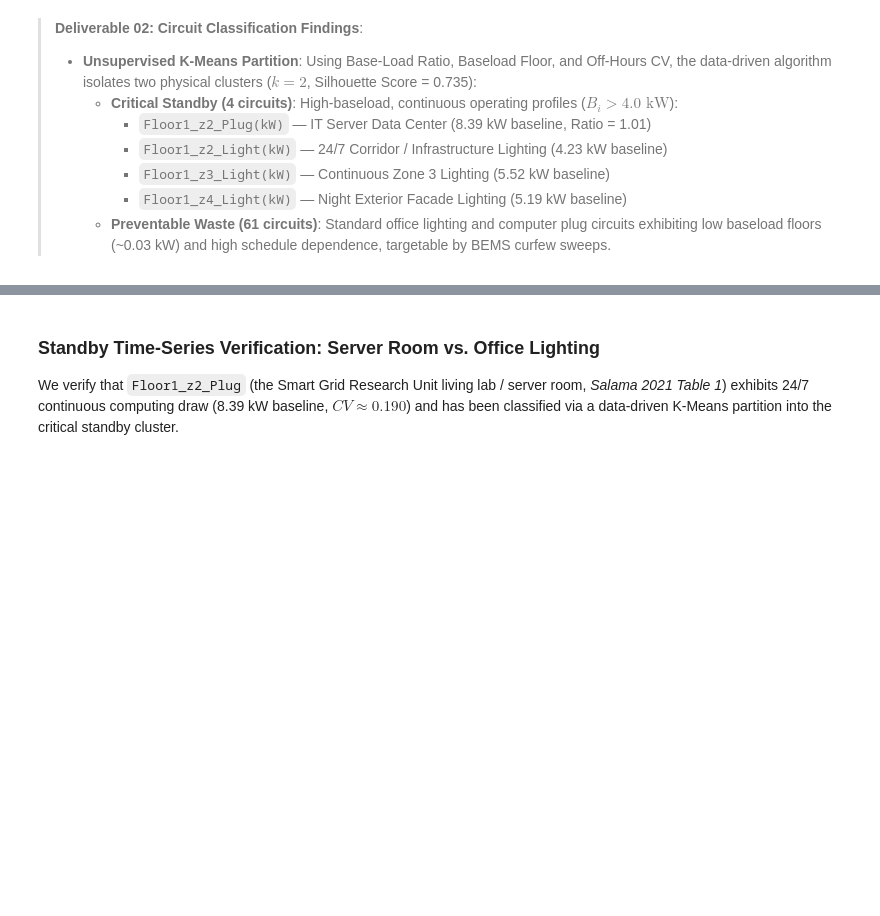
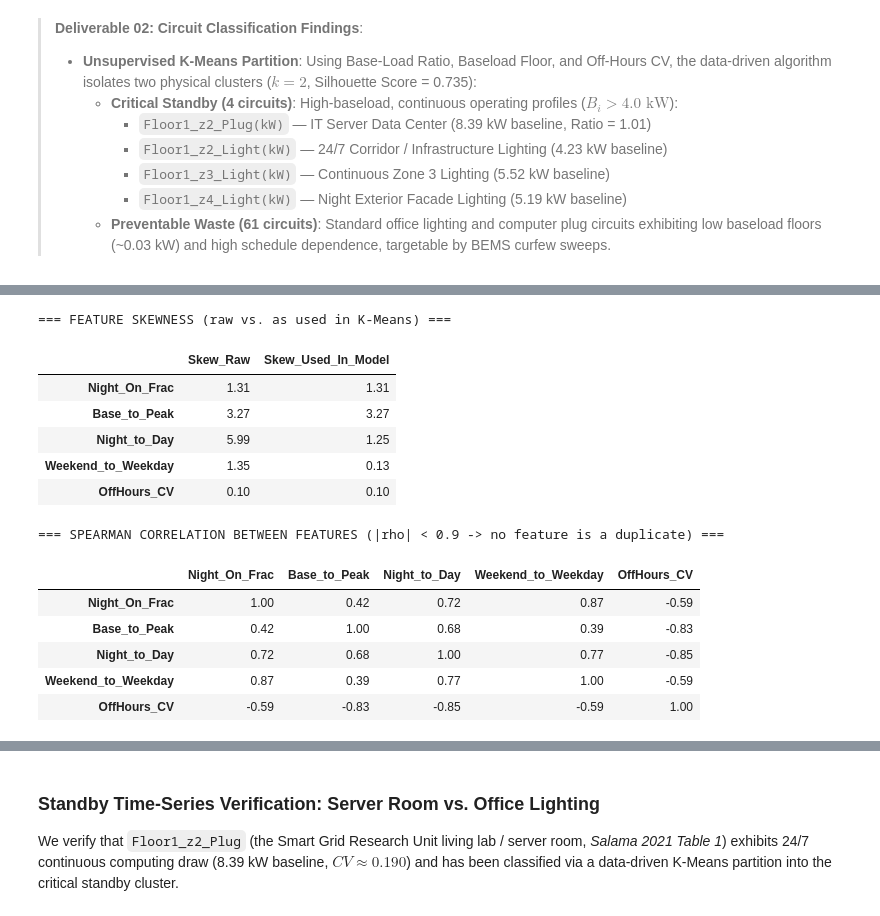
Before and after one commit to fcyap/IS4001-G1T4, a Jupyter notebook: notebooks/qn1e_eda_and_baseload_modeling.ipynb, the cells around one changed output, grey strips where cells are left out. Saved outputs shown, nothing was run; the diff lists cells and outputs as text; code cells hidden in the pictures; blank space fills up the shorter version.

```diff
--- a/notebooks/qn1e_eda_and_baseload_modeling.ipynb
+++ b/notebooks/qn1e_eda_and_baseload_modeling.ipynb
@@ -454,0 +481,70 @@ plt.show()
+# %%
+# ==============================================================================
+# 6B-1. SCALE-FREE BEHAVIOUR FEATURES (TRAINING YEAR ONLY)
+# ==============================================================================
+PEAK_Q       = 0.95      # a circuit's own "typical peak" = 95th percentile of its hourly load
+ON_THRESHOLD = 0.20      # "clearly ON" = above 20% of the circuit's own peak
+NIGHT_START, NIGHT_END = 19, 5   # night window 19:00-05:00
+DAY_START, DAY_END     = 9, 17   # daytime window for the weekend comparison
+RATIO_FLOOR  = 0.01      # floor for ratios before taking logs
+
+BEHAVIOUR_FEATURES = ['Night_On_Frac', 'Base_to_Peak', 'Night_to_Day', 'Weekend_to_Weekday', 'OffHours_CV']
+LOG_FEATURES = ['Night_to_Day', 'Weekend_to_Weekday']
+
+def behaviour_features(hourly, circuits):
+    """One row per circuit; every feature is relative to the circuit's own load level."""
+    h, dow = hourly.index.hour, hourly.index.dayofweek
+    occ   = (hourly['Is_Occupied'] == 1).to_numpy()
+    unocc = (hourly['Is_Unoccupied'] == 1).to_numpy()
+    night = (h >= NIGHT_START) | (h < NIGHT_END)
+    wkend_day = (dow >= 5) & (h >= DAY_START) & (h < DAY_END)
+    rows = []
+    for c in circuits:
+        s = hourly[c]
+        peak = s.quantile(PEAK_Q)
+        s_unocc = s[unocc].dropna()
+        occ_mean = s[occ].mean()
+        rows.append({
+            'Circuit_ID': c,
+            'Night_On_Frac': float((s_unocc > ON_THRESHOLD * peak).mean()),
+            'Base_to_Peak': float(s_unocc.quantile(BASELINE_PERCENTILE) / peak) if peak > 0 else 0.0,
+            'Night_to_Day': float(s[night].mean() / (occ_mean + 1e-3)),
+            'Weekend_to_Weekday': float(s[wkend_day].mean() / (occ_mean + 1e-3)),
+            'OffHours_CV': float(s_unocc.std() / (s_unocc.mean() + 1e-4)),
+            'Peak_kW': float(peak),
+        })
+    return pd.DataFrame(rows).set_index('Circuit_ID')
+
+def to_model_matrix(feat):
+    """Log-transform the two ratio features (they span 0.02 to 30), leave the bounded ones as they are."""
+    X = feat[BEHAVIOUR_FEATURES].copy()
+    X[LOG_FEATURES] = np.log(X[LOG_FEATURES].clip(lower=RATIO_FLOOR))
+    return X
+
+hourly_train = master_hourly[master_hourly['Is_Train_Period'] == 1]
+beh_train = behaviour_features(hourly_train, all_circuit_cols)
+X_beh_raw = to_model_matrix(beh_train)
+
+# Skewness before vs after the log transform (K-Means uses Euclidean distance, so heavy skew lets a few circuits dominate)
+skew_df = pd.DataFrame({'Skew_Raw': beh_train[BEHAVIOUR_FEATURES].skew(),
+                        'Skew_Used_In_Model': X_beh_raw.skew()}).round(2)
+print('=== FEATURE SKEWNESS (raw vs. as used in K-Means) ===')
+display(skew_df)
+
+print('=== SPEARMAN CORRELATION BETWEEN FEATURES (|rho| < 0.9 -> no feature is a duplicate) ===')
+display(beh_train[BEHAVIOUR_FEATURES].corr(method='spearman').round(2))
+# %% [output]
+=== FEATURE SKEWNESS (raw vs. as used in K-Means) ===
+|  | Skew_Raw | Skew_Used_In_Model |
+| Night_On_Frac | 1.31 | 1.31 |
+| Base_to_Peak | 3.27 | 3.27 |
+| Night_to_Day | 5.99 | 1.25 |
+| Weekend_to_Weekday | 1.35 | 0.13 |
+| OffHours_CV | 0.10 | 0.10 |
+=== SPEARMAN CORRELATION BETWEEN FEATURES (|rho| < 0.9 -> no feature is a duplicate) ===
+|  | Night_On_Frac | Base_to_Peak | Night_to_Day | Weekend_to_Weekday | OffHours_CV |
+| Night_On_Frac | 1.00 | 0.42 | 0.72 | 0.87 | -0.59 |
+| Base_to_Peak | 0.42 | 1.00 | 0.68 | 0.39 | -0.83 |
+| Night_to_Day | 0.72 | 0.68 | 1.00 | 0.77 | -0.85 |
+| Weekend_to_Weekday | 0.87 | 0.39 | 0.77 | 1.00 | -0.59 |
+| OffHours_CV | -0.59 | -0.83 | -0.85 | -0.59 | 1.00 |
```
Also changed, not shown: parts of 17 cells of this notebook, 18 other files.
